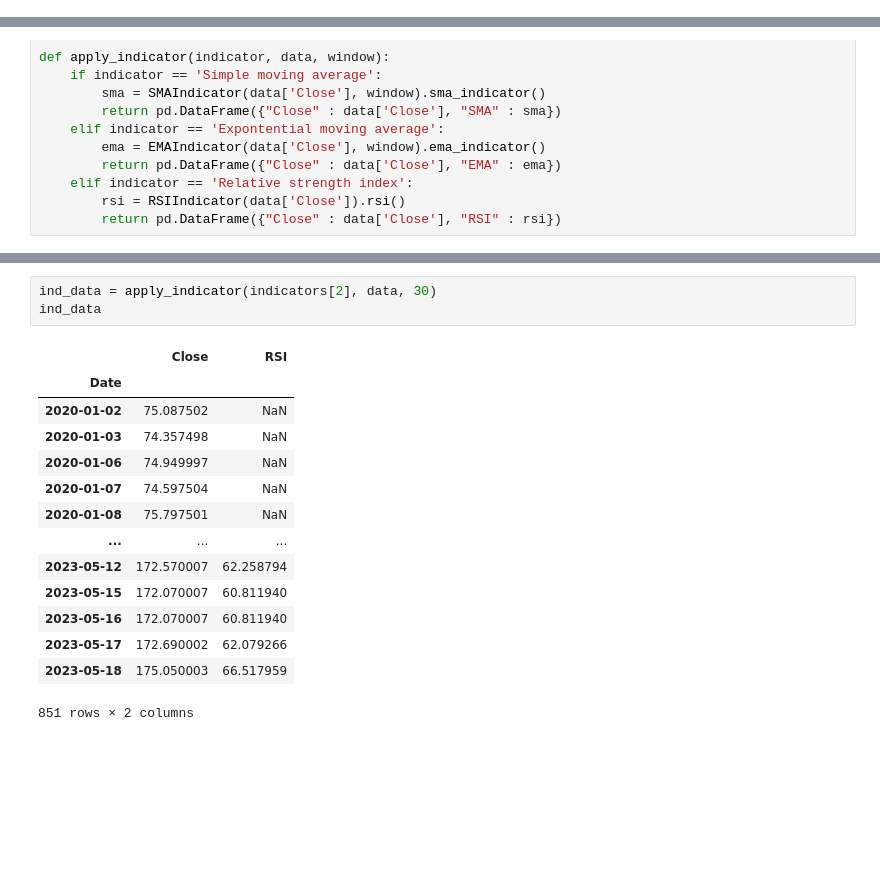
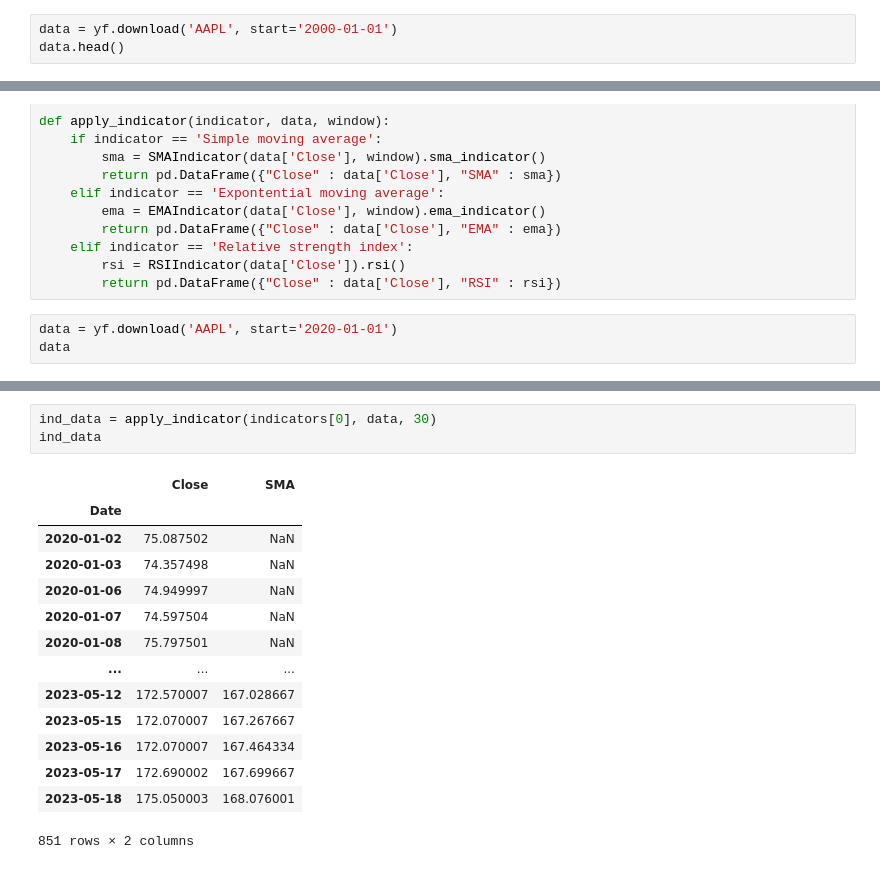
Before and after one commit to tommasograndi/StockPredDashboard, a Jupyter notebook: Report.ipynb, the cells around one changed output, grey strips where cells are left out. Saved outputs shown, nothing was run; the diff lists cells and outputs as text; blank space fills up the shorter version.

```diff
--- a/Report.ipynb
+++ b/Report.ipynb
@@ -65,0 +76,3 @@ ticks_NASDAQ = dict(zip(NASDAQ['Company'], NASDAQ['Ticker']))
+# %%
+data = yf.download('AAPL', start='2000-01-01')
+data.head()
@@ -190,3 +765,6 @@ def apply_indicator(indicator, data, window):
     elif indicator == 'Relative strength index':
         rsi = RSIIndicator(data['Close']).rsi()
         return pd.DataFrame({"Close" : data['Close'], "RSI" : rsi})
+# %%
+data = yf.download('AAPL', start='2020-01-01')
+data
@@ -193,8 +787,8 @@ def apply_indicator(indicator, data, window):
 # %%
-ind_data = apply_indicator(indicators[2], data, 30)
+ind_data = apply_indicator(indicators[0], data, 30)
 ind_data
 # %% [output]
-|  | Close | RSI |
+|  | Close | SMA |
 | Date |  |  |
 | 2020-01-02 | 75.087502 | NaN |
 | 2020-01-03 | 74.357498 | NaN |
@@ -202,9 +796,9 @@ ind_data
 | 2020-01-07 | 74.597504 | NaN |
 | 2020-01-08 | 75.797501 | NaN |
 | ... | ... | ... |
-| 2023-05-12 | 172.570007 | 62.258794 |
-| 2023-05-15 | 172.070007 | 60.811940 |
-| 2023-05-16 | 172.070007 | 60.811940 |
-| 2023-05-17 | 172.690002 | 62.079266 |
-| 2023-05-18 | 175.050003 | 66.517959 |
+| 2023-05-12 | 172.570007 | 167.028667 |
+| 2023-05-15 | 172.070007 | 167.267667 |
+| 2023-05-16 | 172.070007 | 167.464334 |
+| 2023-05-17 | 172.690002 | 167.699667 |
+| 2023-05-18 | 175.050003 | 168.076001 |
 851 rows × 2 columns
```
Also changed, not shown: parts of 70 cells of this notebook, 1 other file.
